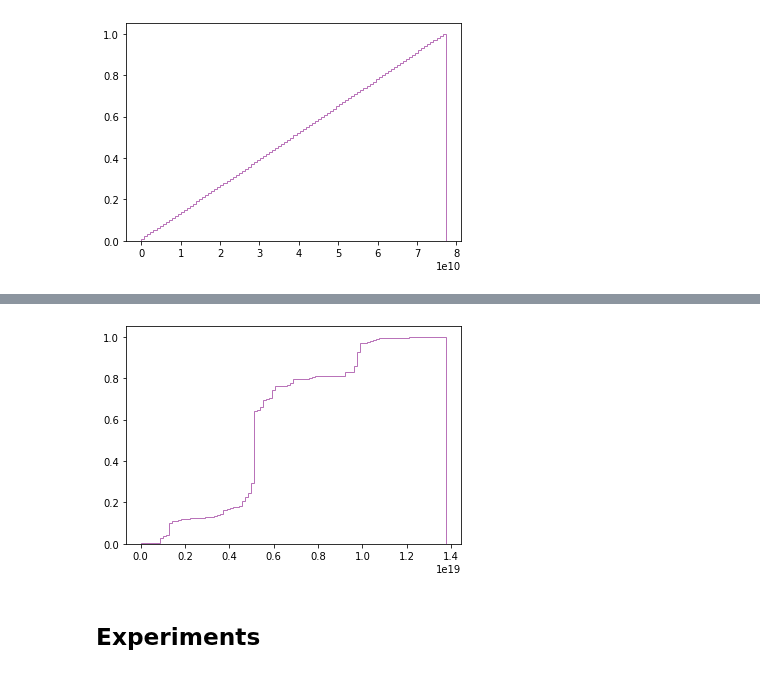
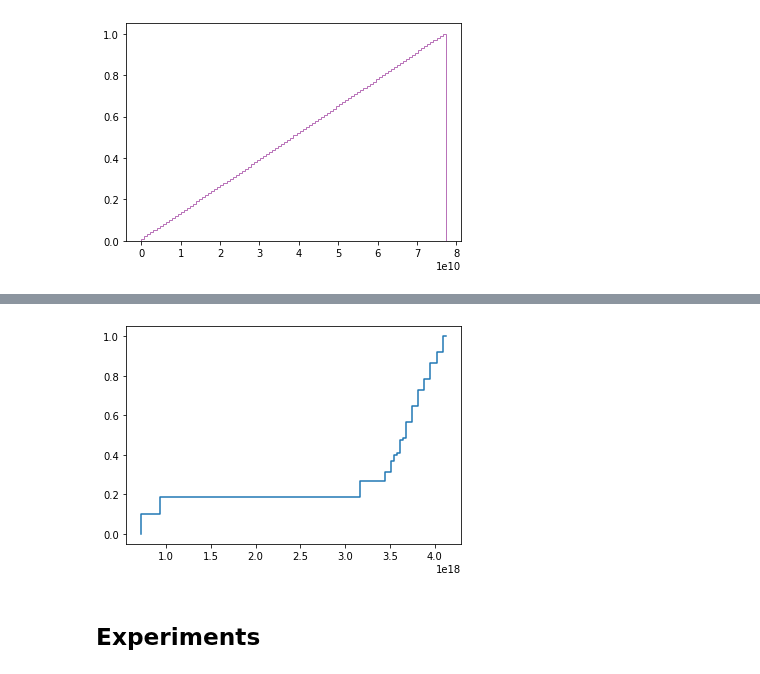
Before and after one commit to Bachfischer/adversarial-ml-for-learned-indexes, a Jupyter notebook: src/visualize_datasets.ipynb, the cells around one changed output, grey strips where cells are left out. Cells and saved outputs as stored; diff of their text form; code cells hidden in the pictures.

```diff
--- a/src/downsample_benchmark_datasets.ipynb
+++ b/src/visualize_datasets.ipynb
@@ -57,3 +54,15 @@ def plot_cdf(X):
+# %%
+# Source: https://stackoverflow.com/questions/46040683/matplotlib-cdf-goes-back-to-zero
+def plot_my_cdf(X):
+    h, edges = np.histogram(X, density=True, bins=100, )
+    h = np.cumsum(h)/np.cumsum(h).max()
+
+    X = edges.repeat(2)[:-1]
+    y = np.zeros_like(X)
+    y[1:] = h.repeat(2)
+
+    plt.plot(X,y)
+    plt.show()
 # %%
 """
 Source: Scipy - https://github.com/scipy/scipy/blob/v1.7.0/scipy/stats/stats.py#L8631-L8737
@@ -94,5 +102,5 @@ plot_cdf(X[0:200000000-21])
 # %%
 #calculate_mean_squared_error(X, y)
 # %%
-X_poisoned, y_poisoned = read_dataset("poisoned_osm_cellids_200M_uint64")
+X_poisoned, y_poisoned = read_dataset("random_5000.csv")
 # %% [output]
@@ -100,7 +112,7 @@ Length of keyset:  200020000
 # %%
-plot_cdf(X_poisoned)
+plot_my_cdf(X_poisoned)
 # %% [output]
-[figure, old version]
+[figure, new version]
 # %% [markdown]
 ## Experiments
 # %%
```
Also changed, not shown: parts of 10 cells of this notebook, 6 other files.
